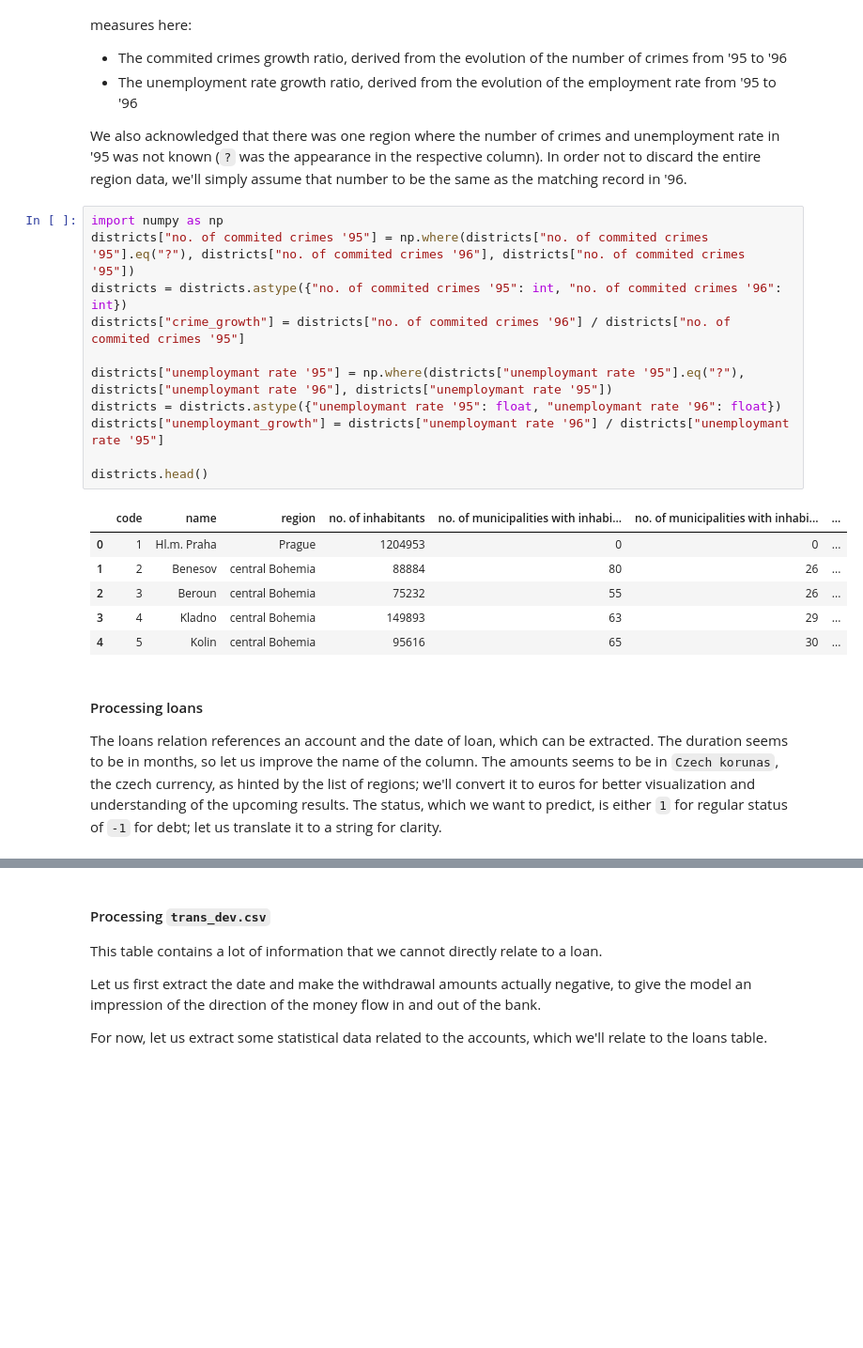
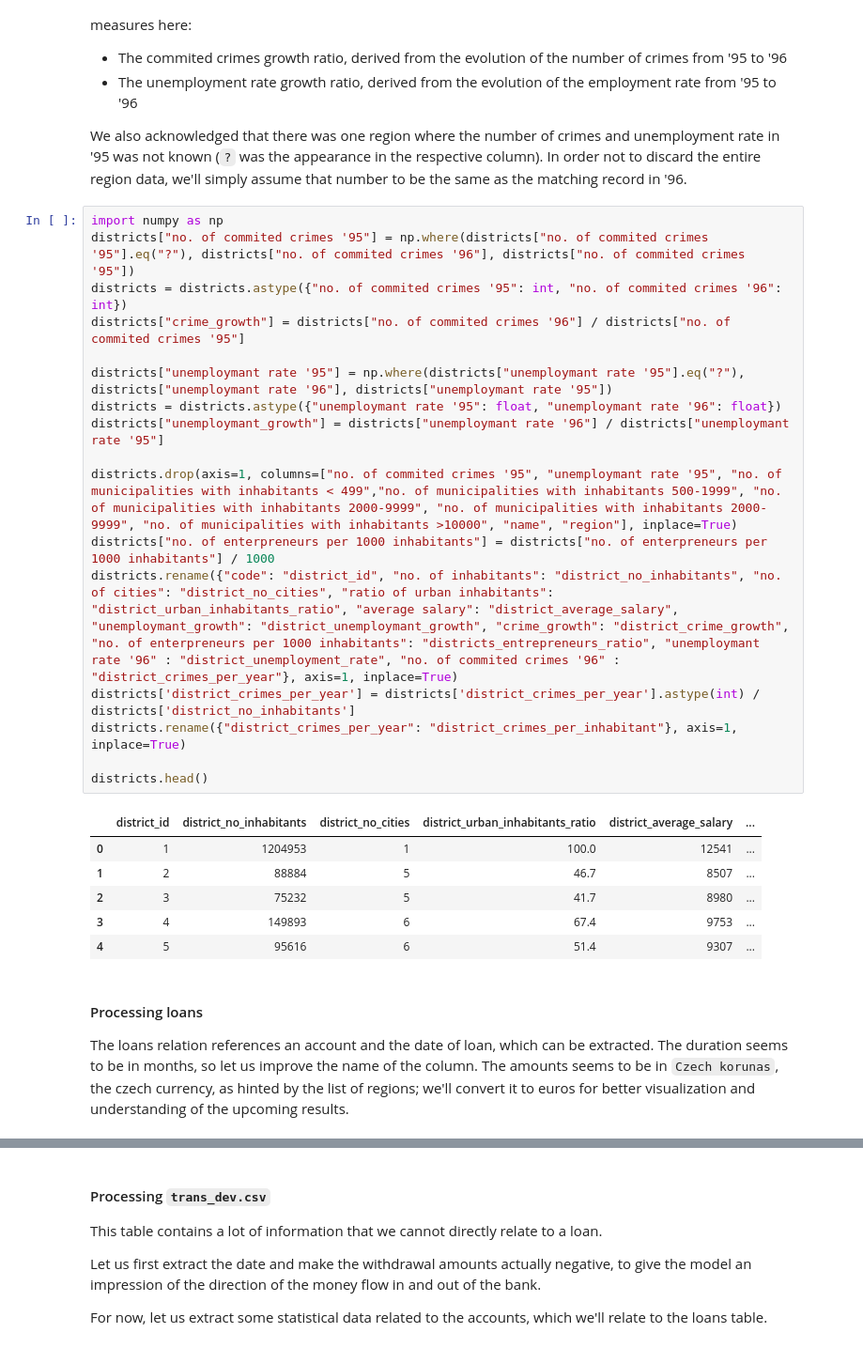
Before and after one commit to bdmendes/feup-ac-banking, a Jupyter notebook: project.ipynb, the cells around one changed output, grey strips where cells are left out. Shown at 94% size. Drawn from its saved outputs; the diff is of its cells as text; blank space fills up the shorter version.

```diff
--- a/project.ipynb
+++ b/project.ipynb
@@ -110,25 +125,31 @@ We also acknowledged that there was one region where the number of crimes and un
 # %%
 import numpy as np
 districts["no. of commited crimes '95"] = np.where(districts["no. of commited crimes '95"].eq("?"), districts["no. of commited crimes '96"], districts["no. of commited crimes '95"])
 districts = districts.astype({"no. of commited crimes '95": int, "no. of commited crimes '96": int})
 districts["crime_growth"] = districts["no. of commited crimes '96"] / districts["no. of commited crimes '95"]
 
 districts["unemploymant rate '95"] = np.where(districts["unemploymant rate '95"].eq("?"), districts["unemploymant rate '96"], districts["unemploymant rate '95"])
 districts = districts.astype({"unemploymant rate '95": float, "unemploymant rate '96": float})
 districts["unemploymant_growth"] = districts["unemploymant rate '96"] / districts["unemploymant rate '95"]
 
+districts.drop(axis=1, columns=["no. of commited crimes '95", "unemploymant rate '95", "no. of municipalities with inhabitants < 499","no. of municipalities with inhabitants 500-1999", "no. of municipalities with inhabitants 2000-9999", "no. of municipalities with inhabitants 2000-9999", "no. of municipalities with inhabitants >10000", "name", "region"], inplace=True)
+districts["no. of enterpreneurs per 1000 inhabitants"] = districts["no. of enterpreneurs per 1000 inhabitants"] / 1000
+districts.rename({"code": "district_id", "no. of inhabitants": "district_no_inhabitants", "no. of cities": "district_no_cities", "ratio of urban inhabitants": "district_urban_inhabitants_ratio", "average salary": "district_average_salary", "unemploymant_growth": "district_unemploymant_growth", "crime_growth": "district_crime_growth", "no. of enterpreneurs per 1000 inhabitants": "districts_entrepreneurs_ratio", "unemploymant rate '96" : "district_unemployment_rate", "no. of commited crimes '96" : "district_crimes_per_year"}, axis=1, inplace=True)
+districts['district_crimes_per_year'] = districts['district_crimes_per_year'].astype(int) / districts['district_no_inhabitants']
+districts.rename({"district_crimes_per_year": "district_crimes_per_inhabitant"}, axis=1, inplace=True)
+
 districts.head()
 # %% [output]
-|  | code | name | region | no. of inhabitants | no. of municipalities with inhabi... | no. of municipalities with inhabi... | ... |
-| 0 | 1 | Hl.m. Praha | Prague | 1204953 | 0 | 0 | ... |
-| 1 | 2 | Benesov | central Bohemia | 88884 | 80 | 26 | ... |
-| 2 | 3 | Beroun | central Bohemia | 75232 | 55 | 26 | ... |
-| 3 | 4 | Kladno | central Bohemia | 149893 | 63 | 29 | ... |
-| 4 | 5 | Kolin | central Bohemia | 95616 | 65 | 30 | ... |
+|  | district_id | district_no_inhabitants | district_no_cities | district_urban_inhabitants_ratio | district_average_salary | ... |
+| 0 | 1 | 1204953 | 1 | 100.0 | 12541 | ... |
+| 1 | 2 | 88884 | 5 | 46.7 | 8507 | ... |
+| 2 | 3 | 75232 | 5 | 41.7 | 8980 | ... |
+| 3 | 4 | 149893 | 6 | 67.4 | 9753 | ... |
+| 4 | 5 | 95616 | 6 | 51.4 | 9307 | ... |
 # %% [markdown]
 #### Processing loans
 
-The loans relation references an account and the date of loan, which can be extracted. The duration seems to be in months, so let us improve the name of the column. The amounts seems to be in `Czech korunas`, the czech currency, as hinted by the list of regions; we'll convert it to euros for better visualization and understanding of the upcoming results. The status, which we want to predict, is either `1` for regular status of `-1` for debt; let us translate it to a string for clarity.
+The loans relation references an account and the date of loan, which can be extracted. The duration seems to be in months, so let us improve the name of the column. The amounts seems to be in `Czech korunas`, the czech currency, as hinted by the list of regions; we'll convert it to euros for better visualization and understanding of the upcoming results.
 # %%
 loans = pp.extract_date(loans, "date")
 loans = pp.korunas_to_euros(loans, "amount")
```
Also changed, not shown: parts of 24 cells of this notebook.
